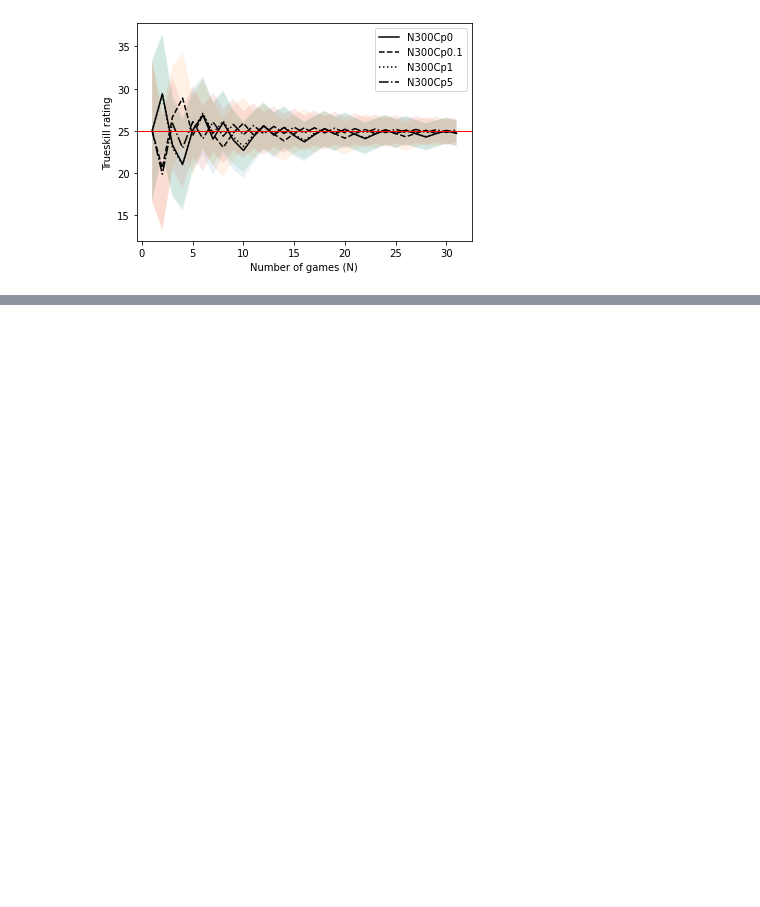
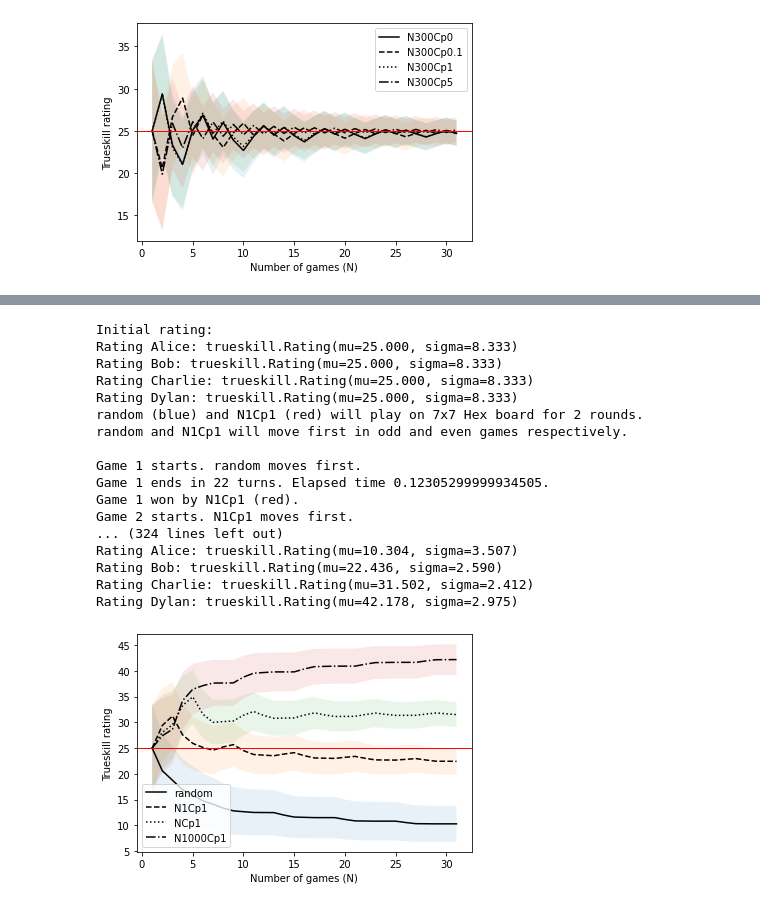
Before and after one commit to cuboids/rl-assignments, a Jupyter notebook: Experiment.ipynb, the cells around one changed output, grey strips where cells are left out. Drawn from its saved outputs; the diff is of its cells as text; code cells hidden in the pictures; blank space fills up the shorter version.

```diff
--- a/Experiment.ipynb
+++ b/Experiment.ipynb
@@ -584,0 +640,55 @@ Rating Dylan: trueskill.Rating(mu=25.142, sigma=1.459)
+# %%
+from RepeatGames import play_hex
+from HexBoard import Agent, HexBoard
+
+N = 5
+game = 2
+boardsize = 7
+
+Alice = Agent(name='random', searchby='random')
+Bob = Agent(name='N1Cp1', searchby='mcts', hyperpars={'N': 1, 'Cp': 1, 'timelimit': 2})
+Charlie = Agent(name='NCp1', searchby='mcts', hyperpars={'N': 50, 'Cp': 1, 'timelimit': 2})
+Dylan = Agent(name='N1000Cp1', searchby='mcts', hyperpars={'N': 100, 'Cp': 1, 'timelimit': 2})
+
+print('Initial rating:')
+print("Rating Alice:", Alice.rating)
+print("Rating Bob:", Bob.rating)
+print("Rating Charlie:", Charlie.rating)
+print("Rating Dylan:", Dylan.rating)
+
+
+for i in range(0, N):
+
+    play_hex(game, Alice, Bob, boardsize, show_midgame=False, show_endgame=False, analysis=False)
+    play_hex(game, Charlie, Alice, boardsize, show_midgame=False, show_endgame=False, analysis=False)
+    play_hex(game, Bob, Charlie, boardsize, show_midgame=False, show_endgame=False, analysis=False)
+    play_hex(game, Alice, Dylan, boardsize, show_midgame=False, show_endgame=False, analysis=False)
+    play_hex(game, Charlie, Dylan, boardsize, show_midgame=False, show_endgame=False, analysis=False)
+    play_hex(game, Bob, Dylan, boardsize, show_midgame=False, show_endgame=False, analysis=False)
+
+print('Final rating')
+print("Rating Alice:", Alice.rating)
+print("Rating Bob:", Bob.rating)
+print("Rating Charlie:", Charlie.rating)
+print("Rating Dylan:", Dylan.rating)
+
+Alice.plot_rating_history(Bob, Charlie, Dylan)
+# %% [output]
+Initial rating:
+Rating Alice: trueskill.Rating(mu=25.000, sigma=8.333)
+Rating Bob: trueskill.Rating(mu=25.000, sigma=8.333)
+Rating Charlie: trueskill.Rating(mu=25.000, sigma=8.333)
+Rating Dylan: trueskill.Rating(mu=25.000, sigma=8.333)
+random (blue) and N1Cp1 (red) will play on 7x7 Hex board for 2 rounds.
+random and N1Cp1 will move first in odd and even games respectively.
+
+Game 1 starts. random moves first.
+Game 1 ends in 22 turns. Elapsed time 0.12305299999934505.
+Game 1 won by N1Cp1 (red).
+Game 2 starts. N1Cp1 moves first.
+... (324 lines left out)
+Rating Alice: trueskill.Rating(mu=10.304, sigma=3.507)
+Rating Bob: trueskill.Rating(mu=22.436, sigma=2.590)
+Rating Charlie: trueskill.Rating(mu=31.502, sigma=2.412)
+Rating Dylan: trueskill.Rating(mu=42.178, sigma=2.975)
+[figure, added]
```
Also changed, not shown: parts of 1 cell of this notebook.
